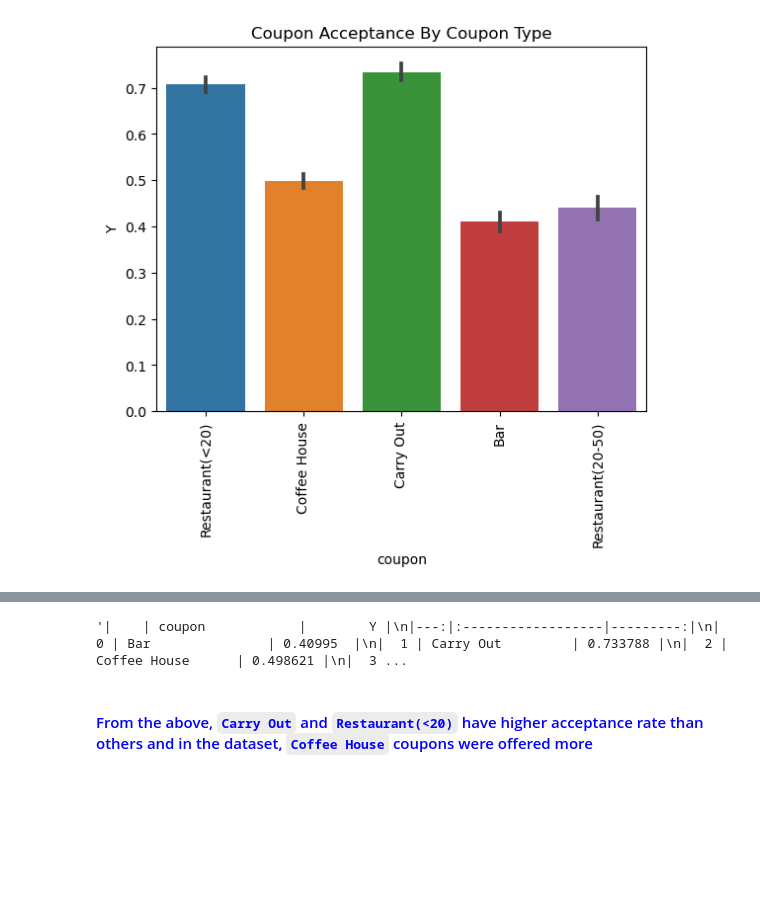
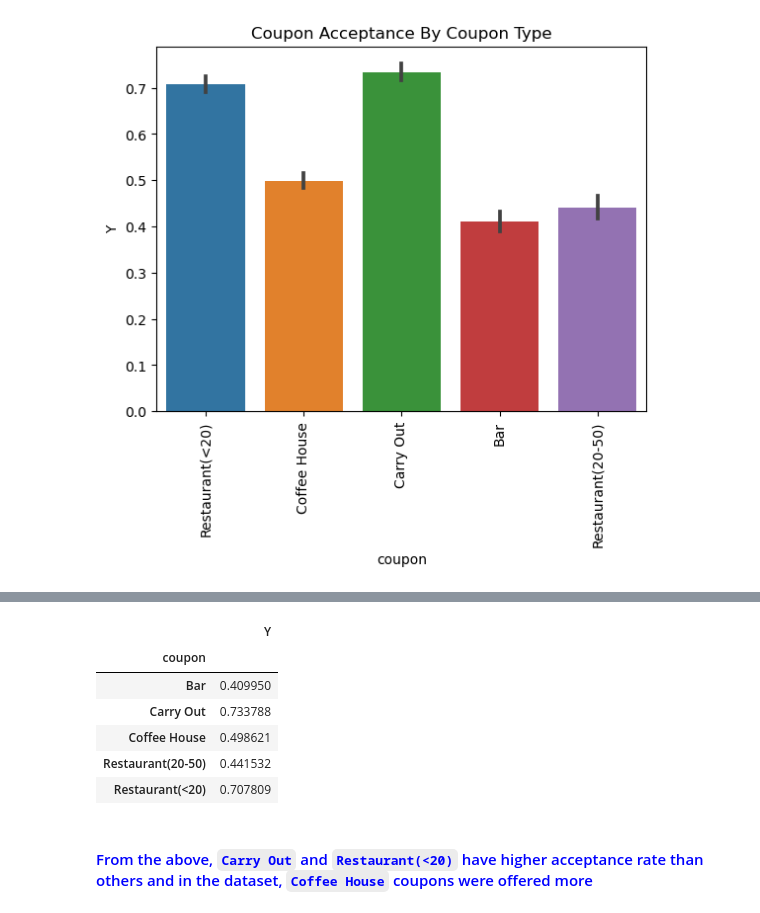
Before and after one commit to archana-rg/ml-practical-apps, a Jupyter notebook: coupon_accept.ipynb, the cells around one changed output, grey strips where cells are left out. Drawn from its saved outputs; the diff is of its cells as text; code cells hidden in the pictures; blank space fills up the shorter version.

```diff
--- a/coupon_accept.ipynb
+++ b/coupon_accept.ipynb
@@ -782,8 +730,14 @@ plt.xticks(rotation=90)
 [figure]
 # %%
-data.groupby('coupon')[['Y']].mean().reset_index().to_markdown()
+data.groupby('coupon')[['Y']].mean()
 # %% [output]
-'|    | coupon            |        Y |\n|---:|:------------------|---------:|\n|  0 | Bar               | 0.40995  |\n|  1 | Carry Out         | 0.733788 |\n|  2 | Coffee House      | 0.498621 |\n|  3 ...
+|  | Y |
+| coupon |  |
+| Bar | 0.409950 |
+| Carry Out | 0.733788 |
+| Coffee House | 0.498621 |
+| Restaurant(20-50) | 0.441532 |
+| Restaurant(<20) | 0.707809 |
 # %% [markdown]
 #### <font color='blue'> From the above, `Carry Out` and `Restaurant(<20)` have higher acceptance rate than others and in the dataset, `Coffee House` coupons were offered more</font>
 # %%
```
Also changed, not shown: parts of 29 cells of this notebook.
